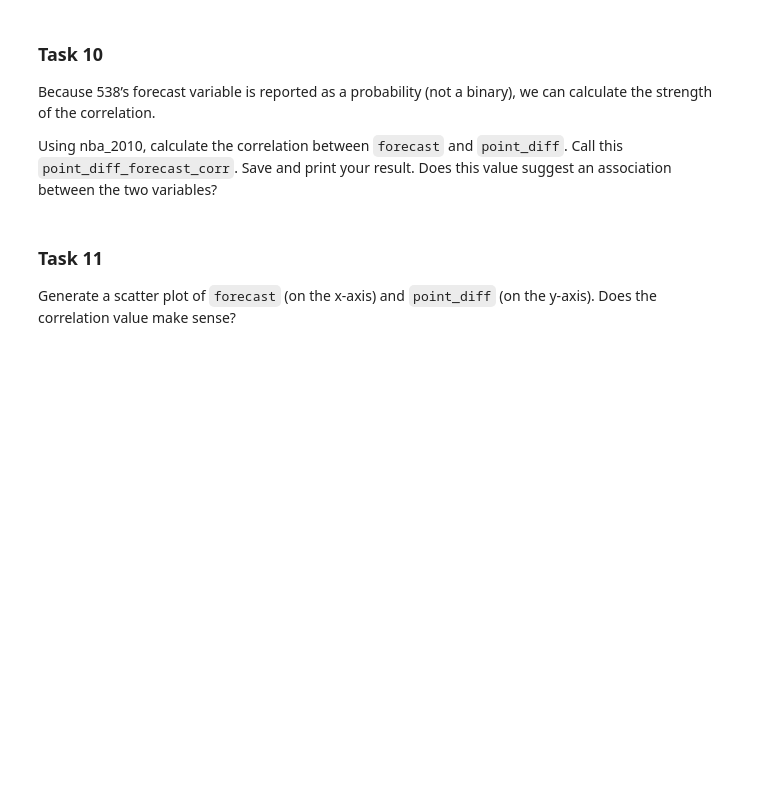
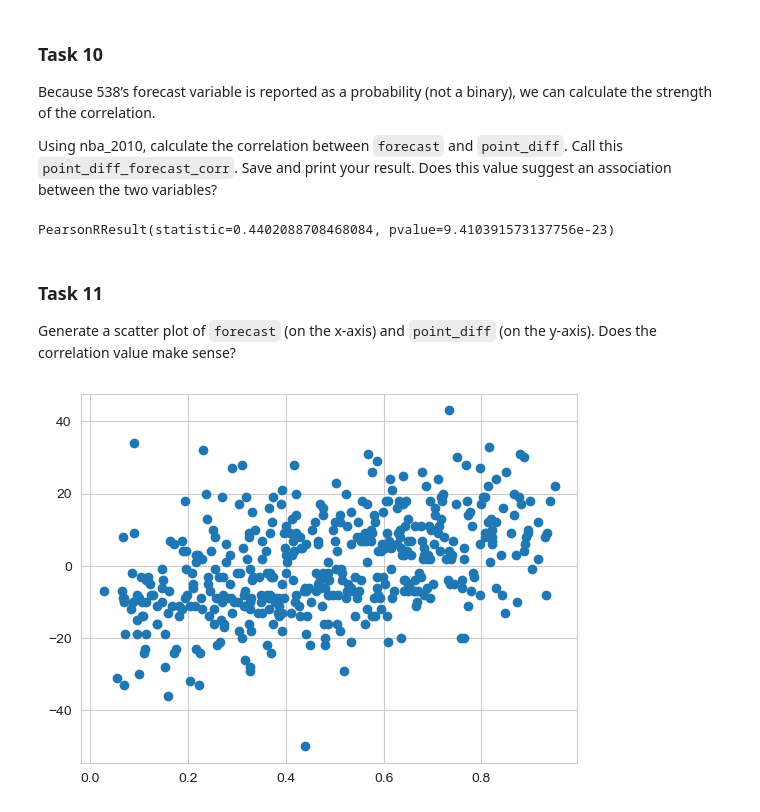
Before and after one commit to fmpberger88/NBA-Data-Analysis, a Jupyter notebook: Codecademy_NBA_Trends_Project.ipynb, the cells around one changed output. Saved outputs shown, nothing was run; the diff lists cells and outputs as text; code cells hidden in the pictures; blank space fills up the shorter version.

```diff
--- a/Codecademy_NBA_Trends_Project.ipynb
+++ b/Codecademy_NBA_Trends_Project.ipynb
@@ -106,7 +185,18 @@ Using `nba_2010`, calculate the covariance between `forecast` (538's projected w
 Because 538’s forecast variable is reported as a probability (not a binary), we can calculate the strength of the correlation.
 
 Using nba_2010, calculate the correlation between `forecast` and `point_diff`. Call this `point_diff_forecast_corr`. Save and print your result. Does this value suggest an association between the two variables?
+# %%
+correlation = pearsonr(nba_2010.forecast, nba_2010.point_diff)
+print(correlation)
+# %% [output]
+PearsonRResult(statistic=0.4402088708468084, pvalue=9.410391573137756e-23)
 # %% [markdown]
 ### Task 11
 
 Generate a scatter plot of `forecast` (on the x-axis) and `point_diff` (on the y-axis). Does the correlation value make sense?
+# %%
+plt.clf()
+plt.scatter(nba_2010.forecast, nba_2010.point_diff)
+plt.show()
+# %% [output]
+[figure, added]
```
Also changed, not shown: parts of 11 cells of this notebook.
